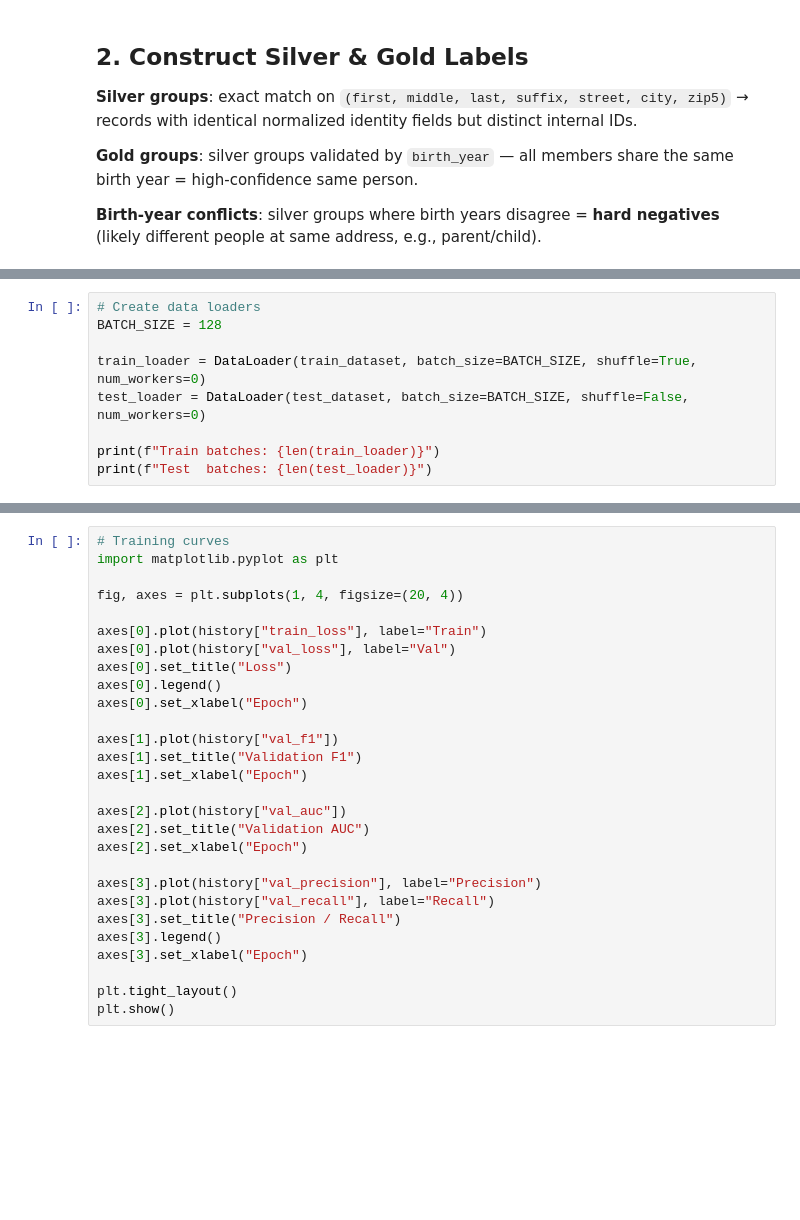
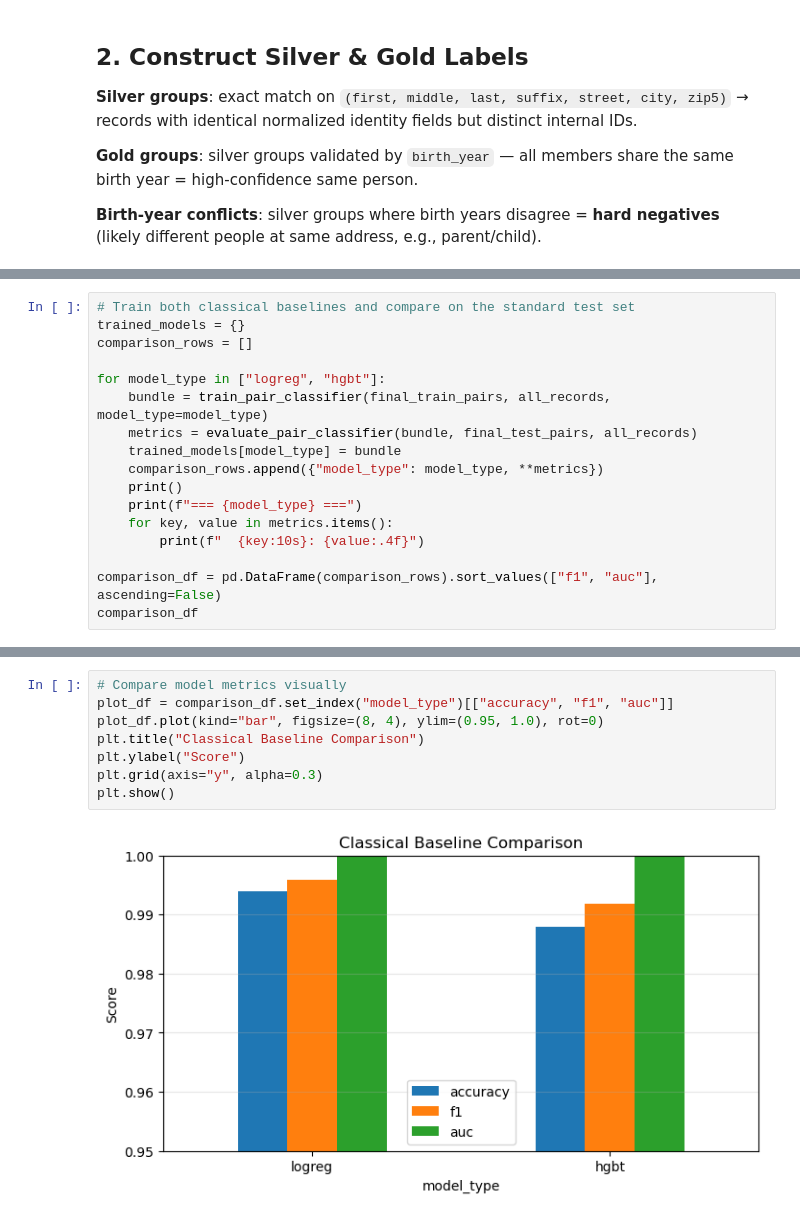
Before and after one commit to Erdos-Projects/spring-2026-deep-learning-fragmented-id-resolution, a Jupyter notebook: pipeline.ipynb, the cells around one changed output, grey strips where cells are left out. Cells and saved outputs as stored; diff of their text form; blank space fills up the shorter version.

```diff
--- a/pipeline.ipynb
+++ b/pipeline.ipynb
@@ -307,9 +557,17 @@ print(f"Sample label: {sample['label'].item()}")
 # %%
-# Create data loaders
-BATCH_SIZE = 128
+# Train both classical baselines and compare on the standard test set
+trained_models = {}
+comparison_rows = []
 
-train_loader = DataLoader(train_dataset, batch_size=BATCH_SIZE, shuffle=True, num_workers=0)
-test_loader = DataLoader(test_dataset, batch_size=BATCH_SIZE, shuffle=False, num_workers=0)
+for model_type in ["logreg", "hgbt"]:
+    bundle = train_pair_classifier(final_train_pairs, all_records, model_type=model_type)
+    metrics = evaluate_pair_classifier(bundle, final_test_pairs, all_records)
+    trained_models[model_type] = bundle
+    comparison_rows.append({"model_type": model_type, **metrics})
+    print()
+    print(f"=== {model_type} ===")
+    for key, value in metrics.items():
+        print(f"  {key:10s}: {value:.4f}")
 
-print(f"Train batches: {len(train_loader)}")
-print(f"Test  batches: {len(test_loader)}")
+comparison_df = pd.DataFrame(comparison_rows).sort_values(["f1", "auc"], ascending=False)
+comparison_df
@@ -379,31 +686,13 @@ else:
 # %%
-# Training curves
-import matplotlib.pyplot as plt
-
-fig, axes = plt.subplots(1, 4, figsize=(20, 4))
-
-axes[0].plot(history["train_loss"], label="Train")
-axes[0].plot(history["val_loss"], label="Val")
-axes[0].set_title("Loss")
-axes[0].legend()
-axes[0].set_xlabel("Epoch")
-
-axes[1].plot(history["val_f1"])
-axes[1].set_title("Validation F1")
-axes[1].set_xlabel("Epoch")
-
-axes[2].plot(history["val_auc"])
-axes[2].set_title("Validation AUC")
-axes[2].set_xlabel("Epoch")
-
-axes[3].plot(history["val_precision"], label="Precision")
-axes[3].plot(history["val_recall"], label="Recall")
-axes[3].set_title("Precision / Recall")
-axes[3].legend()
-axes[3].set_xlabel("Epoch")
-
-plt.tight_layout()
+# Compare model metrics visually
+plot_df = comparison_df.set_index("model_type")[["accuracy", "f1", "auc"]]
+plot_df.plot(kind="bar", figsize=(8, 4), ylim=(0.95, 1.0), rot=0)
+plt.title("Classical Baseline Comparison")
+plt.ylabel("Score")
+plt.grid(axis="y", alpha=0.3)
 plt.show()
+# %% [output]
+[figure, added]
 # %%
 # Threshold analysis — operational risk trade-off
 print("=== Threshold Analysis ===")
```
Also changed, not shown: parts of 76 cells of this notebook, 13 other files.
